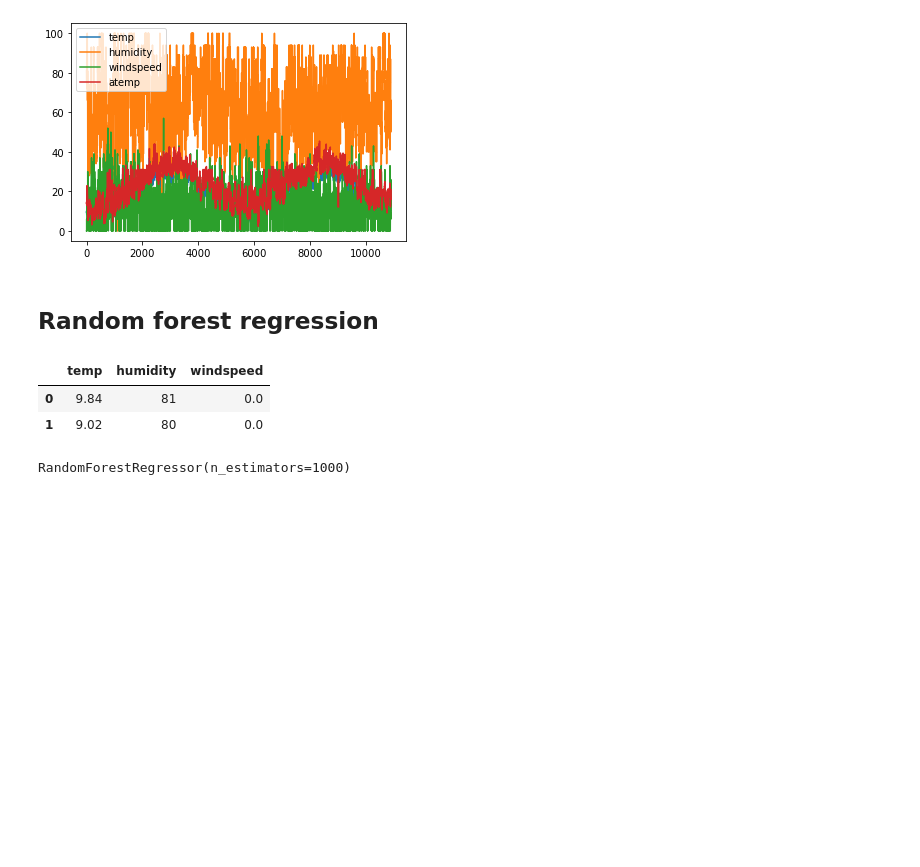
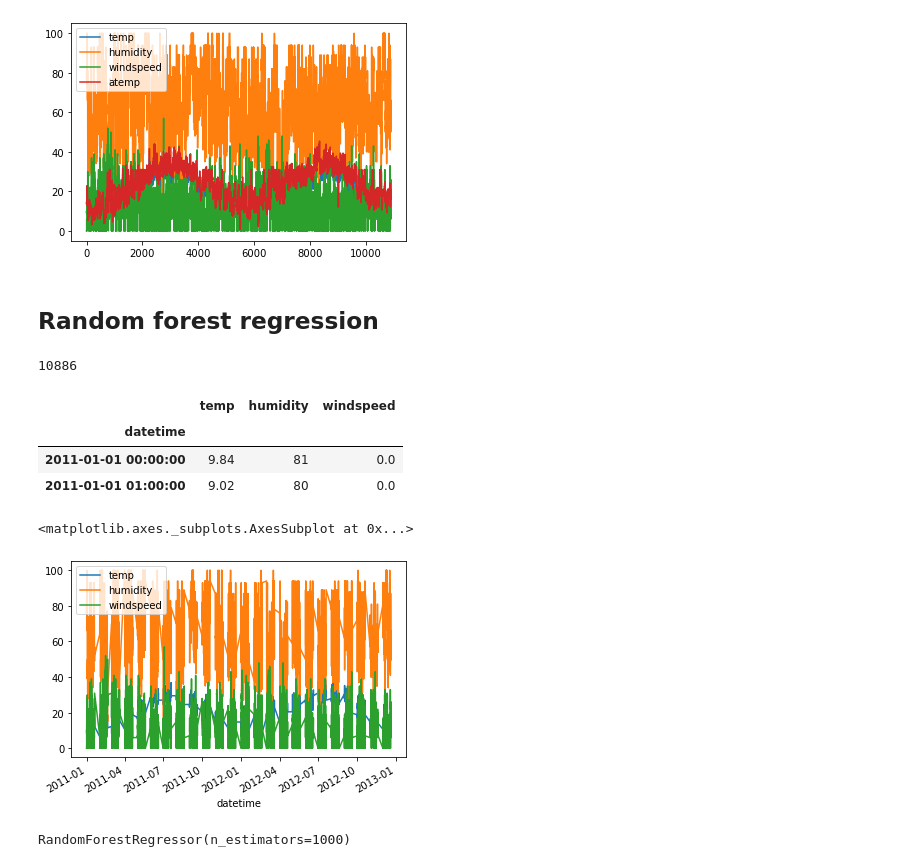
Before and after one commit to bndxn/macfiles, a Jupyter notebook: WS3/WS3 - Random forest regression.ipynb, the cells around one changed output. Cells and saved outputs as stored; diff of their text form; code cells hidden in the pictures; blank space fills up the shorter version.

```diff
--- a/WS3/WS3 - Random forest regression.ipynb
+++ b/WS3/WS3 - Random forest regression.ipynb
@@ -50,15 +45,34 @@ train.plot()
 [figure]
 # %% [markdown]
 ## Random forest regression
-# %%
-train = pd.read_csv('train.csv')
-train_atemp = train['atemp']
-trainclean = train.drop(['datetime','atemp'],axis=1)
-traincleabn.head(2)
-# %% [output]
-|  | temp | humidity | windspeed |
-| 0 | 9.84 | 81 | 0.0 |
-| 1 | 9.02 | 80 | 0.0 |
+# %%
+len(dt)
+# %% [output]
+10886
+# %%
+train = pd.read_csv('train.csv')
+train_atemp = train['atemp']
+dt = train['datetime']
+dts = []
+for i in range(0,len(dt)):
+    dts.append(datetime.strptime(dt[i], "%m/%d/%y %H:%M")) # this creates datetimes as a list
+# %%
+train['datetime'] = dts
+# %%
+trainclean = train.drop(['atemp'],axis=1)
+trainclean = trainclean.set_index('datetime')
+# %%
+trainclean.head(2)
+# %% [output]
+|  | temp | humidity | windspeed |
+| datetime |  |  |  |
+| 2011-01-01 00:00:00 | 9.84 | 81 | 0.0 |
+| 2011-01-01 01:00:00 | 9.02 | 80 | 0.0 |
+# %%
+trainclean.plot() # interesting that there are regular white spaces
+# %% [output]
+<matplotlib.axes._subplots.AxesSubplot at 0x...>
+[figure, added]
 # %%
 # Code from Kaggle https://www.kaggle.com/viveksrinivasan/eda-ensemble-model-top-10-percentile
 from sklearn.ensemble import RandomForestRegressor
```
Also changed, not shown: parts of 10 cells of this notebook.
